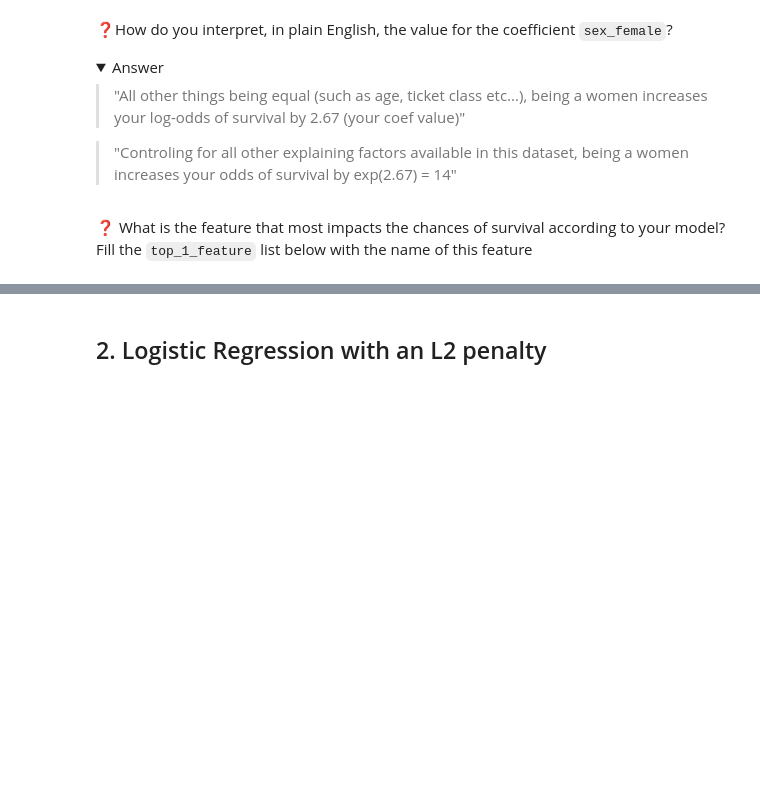
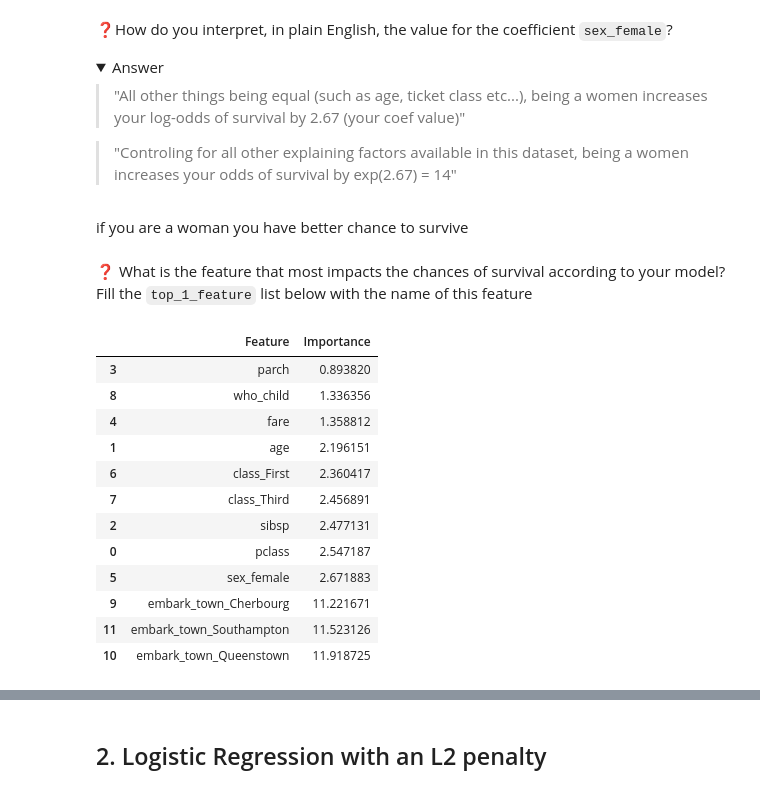
Before and after one commit to katebulaeva/data-regularization, a Jupyter notebook: Regularization.ipynb, the cells around one changed output, grey strips where cells are left out. Cells and saved outputs as stored; diff of their text form; code cells hidden in the pictures; folded sections open; blank space fills up the shorter version.

```diff
--- a/Regularization.ipynb
+++ b/Regularization.ipynb
@@ -52,7 +138,25 @@ being a women increases your log-odds of survival by 2.67 (your coef value)"
 being a women increases your odds of survival by exp(2.67) = 14"
 
 </details>
+# %% [markdown]
+if you are a woman you have better chance to survive
 # %% [markdown]
 ❓ What is the feature that most impacts the chances of survival according to your model?
 Fill the `top_1_feature` list below with the name of this feature
+# %%
+feature_importance
+# %% [output]
+|  | Feature | Importance |
+| 3 | parch | 0.893820 |
+| 8 | who_child | 1.336356 |
+| 4 | fare | 1.358812 |
+| 1 | age | 2.196151 |
+| 6 | class_First | 2.360417 |
+| 7 | class_Third | 2.456891 |
+| 2 | sibsp | 2.477131 |
+| 0 | pclass | 2.547187 |
+| 5 | sex_female | 2.671883 |
+| 9 | embark_town_Cherbourg | 11.221671 |
+| 11 | embark_town_Southampton | 11.523126 |
+| 10 | embark_town_Queenstown | 11.918725 |
 # %%
```
Also changed, not shown: parts of 28 cells of this notebook, 1 other file.
